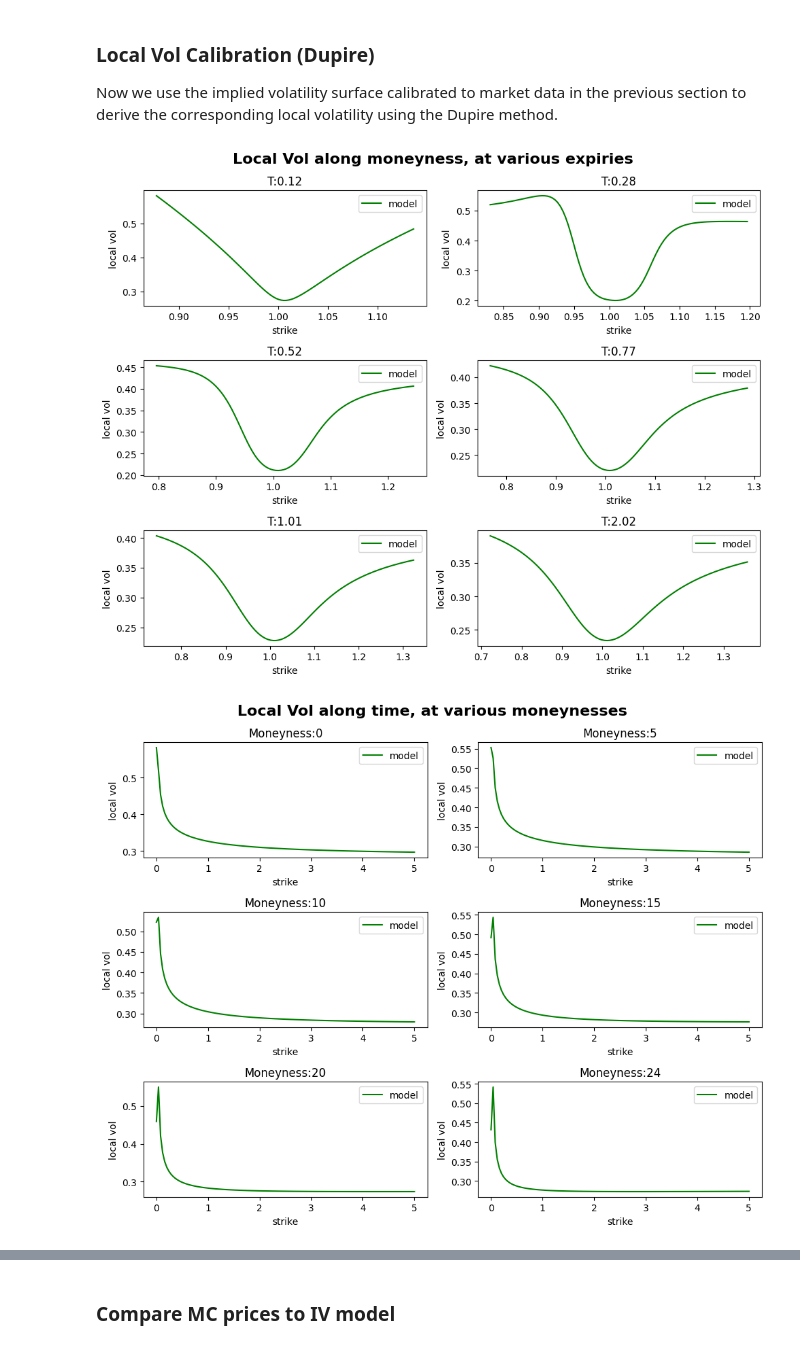
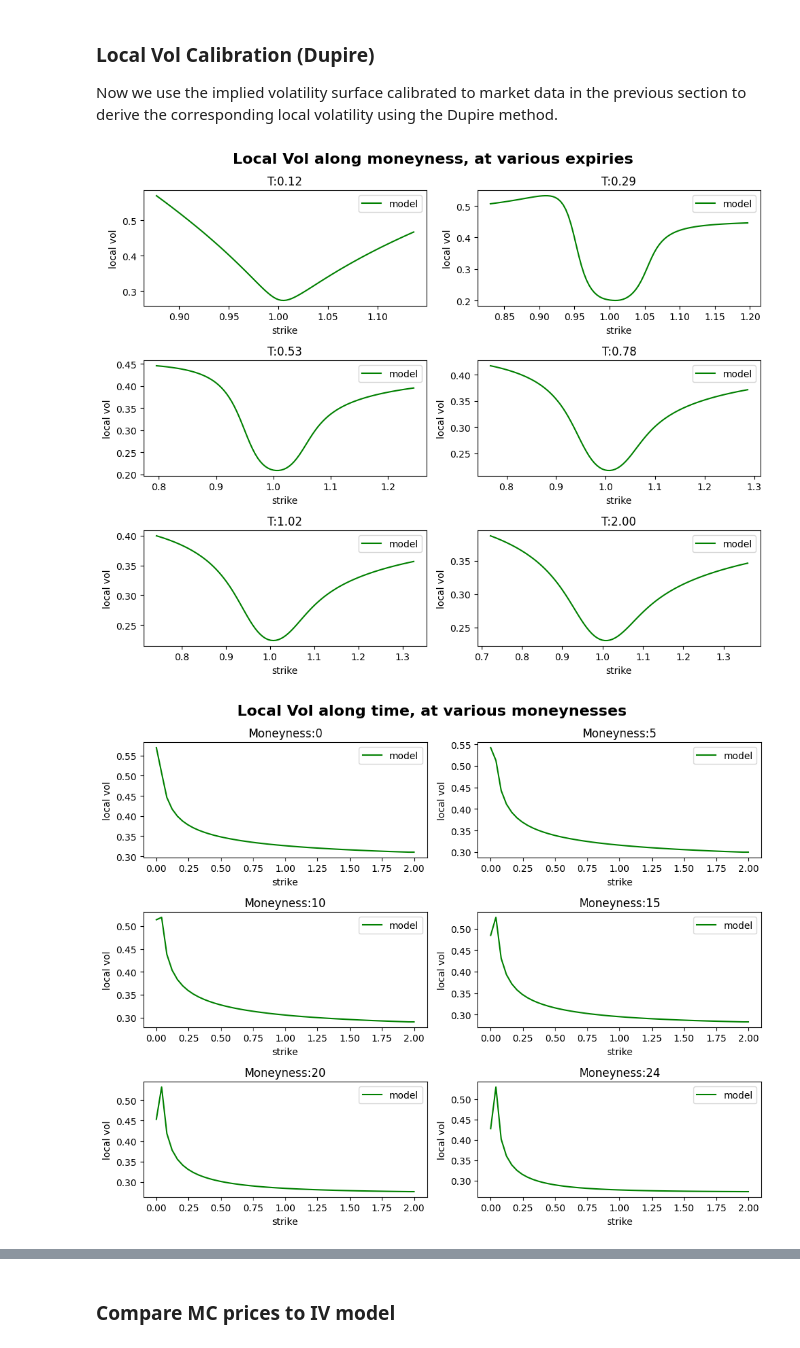
Before and after one commit to sebgur/SDev.Python, a Jupyter notebook: notebooks/ivol/ImpliedVol-Dupire.ipynb, the cells around one changed output, grey strips where cells are left out. Drawn from its saved outputs; the diff is of its cells as text; code cells hidden in the pictures.

Commit message:
checking LV and MC/PDE

```diff
--- a/notebooks/ivol/ImpliedVol-Dupire.ipynb
+++ b/notebooks/ivol/ImpliedVol-Dupire.ipynb
@@ -38,26 +32,0 @@ The SDevPy library has a set of minimalistic market data files containing sample
-# %%
-name = "ABC"
-valdate = dt.datetime(2025, 12, 15)
-
-# Retrieve forward curve
-fwd_curve = get_forward_curves([name], valdate)[0]
-
-# Retrieve option data
-file = vsurf.data_file(name, valdate)
-option_data = vsurf.eqvolsurfacedata_from_file(file)
-mkt_data = {'option_data': option_data, 'forward_curve': fwd_curve}
-print(f"Retrieved market data from file {file}")
-
-# Access data in object
-expiries = option_data.expiries
-fwds = fwd_curve.value(expiries)
-mkt_strikes = option_data.get_strikes(fwd_curve=fwd_curve, to_type='absolute')
-mkt_vols = option_data.vols
-
-# Quick check of size consistency
-print(f"Number of expiries: {len(expiries)}")
-print(f"Number of forwards: {len(fwds)}")
-print(f"Number of strike sections: {len(mkt_strikes)}")
-print(f"Number of vol sections: {len(mkt_vols)}")
-for i in range(len(expiries)):
-    print(f"Expiry {i+1} number of strikes/vols: {len(mkt_strikes[i])}/{len(mkt_vols[i])}")
@@ -152,13 +79,12 @@ Black LV (Time-Dependent): [np.float64(0.2758535943330451), np.float64(0.2760053
 ### Local Vol Calibration (Dupire)
 Now we use the implied volatility surface calibrated to market data in the previous section to derive the corresponding local volatility using the Dupire method.
 # %%
-# Granularity
+# Granularity of the LV matrix
 points_per_year = 25
 n_strikes = 100
-view_times = [0.1, 0.25, 0.5, 0.75, 1.0, 2.0] # Must have len = 6
 
-# Retrieve calibration horizon
-tmax = timegrids.model_time(valdate, expiries.max())
+# Define calibration horizon
+tmax = test_times.max()
 
 # Define time grid by time buckets
 time_buckets = []
@@ -166,12 +92,6 @@ time_buckets.append(TimeGridBucket(start=0.0, end=0.1, n_points=20))
 time_buckets.append(TimeGridBucket(start=0.1, end=0.5, n_points=40))
 time_buckets.append(TimeGridBucket(start=0.5, end=1.0, n_points=25))
 time_buckets.append(TimeGridBucket(start=1.0, end=10.0, n_points=100))
-
-# Define time grid for BS case
-# lv_calib_dates = [valdate]
-# lv_calib_dates.extend(expiries)
-# lv_calib_times = timegrids.model_time(valdate, lv_calib_dates)
-# print(lv_calib_times)
 
 # Launch Dupire calibration
 lv_calib = calib_lv_dupire(iv_surface, points_per_year=points_per_year, n_strikes=n_strikes,
@@ -182,7 +102,7 @@ lv_matrix = lv_calib['lv_matrix']
 lv_obj = lv_calib['lv']
 
 # View the LV along the strike at several expiries
-t_idx = [upper_bound(lv_t, tp) for tp in view_times]
+t_idx = [upper_bound(lv_t, tp) for tp in test_times]
 plot_lv_t = lv_t[t_idx]
 
 n_rows, n_cols = 3, 2
@@ -195,32 +115,32 @@ for i in range(n_rows):
         ax.plot(lv_moneyness[exp_idx], lv_matrix[exp_idx], label="model", color='green')
         ax.set_title(f"T:{expiry:.2f}")
         ax.set_xlabel('strike')
         ax.set_ylabel('local vol')
         ax.legend()
 
 fig.suptitle('Local Vol along moneyness, at various expiries', fontsize=16, fontweight='bold')
 plt.tight_layout()
 plt.show()
 
 # View LV along the expiry at several moneynesses
 m_idx = [0, 5, 10, 15, 20, 24]
 n_rows, n_cols = 3, 2
 fig, axes = plt.subplots(n_rows, n_cols, figsize=(10, 8))
 for i in range(n_rows):
     for j in range(n_cols):
         ax = axes[i, j]
         k_idx = n_cols * i + j
         k_idx = m_idx[k_idx]
         lv_ = [lv_matrix[tidx][k_idx] for tidx in range(len(lv_t))]
         ax.plot(lv_t, lv_, label="model", color='green')
         ax.set_title(f"Moneyness:{k_idx}")
         ax.set_xlabel('strike')
         ax.set_ylabel('local vol')
         ax.legend()
 
 fig.suptitle('Local Vol along time, at various moneynesses', fontsize=16, fontweight='bold')
 plt.tight_layout()
 plt.show()
 # %% [output]
-[figure, old version]
+[figure, new version]
-[figure, old version]
+[figure, new version]
```
Also changed, not shown: parts of 15 cells of this notebook, 4 other files.
